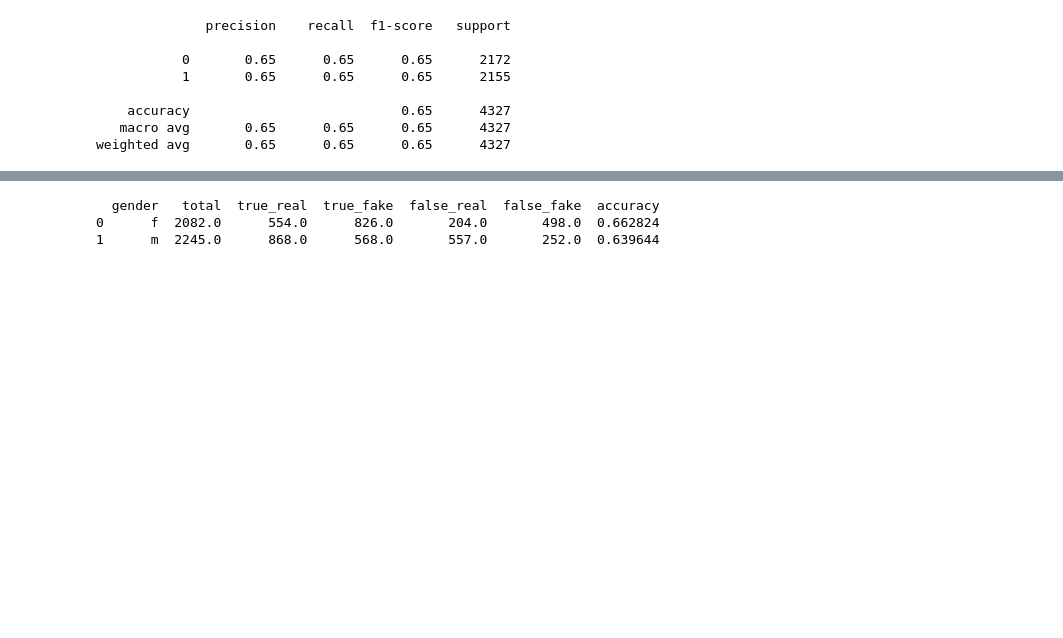
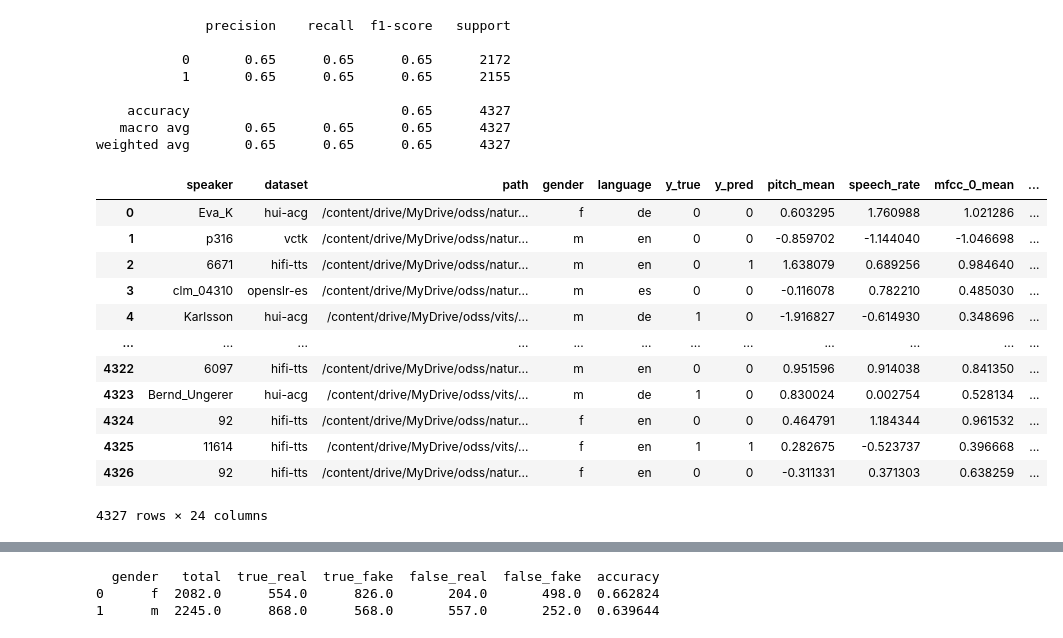
Before and after one commit to Nimsaa/deepfake_thesis, a Jupyter notebook: thesis1.ipynb, the cells around one changed output, grey strips where cells are left out. Drawn from its saved outputs; the diff is of its cells as text; code cells hidden in the pictures; blank space fills up the shorter version.

```diff
--- a/thesis1.ipynb
+++ b/thesis1.ipynb
@@ -669,6 +682,22 @@ results_full = pd.concat([results_df.reset_index(drop=True), X_test_df], axis=1)
 
 # Save to CSV
 results_full.to_csv("/content/logreg_test_results.csv", index=False)
+# %%
+results_full
+# %% [output]
+|  | speaker | dataset | path | gender | language | y_true | y_pred | pitch_mean | speech_rate | mfcc_0_mean | ... |
+| 0 | Eva_K | hui-acg | /content/drive/MyDrive/odss/natur... | f | de | 0 | 0 | 0.603295 | 1.760988 | 1.021286 | ... |
+| 1 | p316 | vctk | /content/drive/MyDrive/odss/natur... | m | en | 0 | 0 | -0.859702 | -1.144040 | -1.046698 | ... |
+| 2 | 6671 | hifi-tts | /content/drive/MyDrive/odss/natur... | m | en | 0 | 1 | 1.638079 | 0.689256 | 0.984640 | ... |
+| 3 | clm_04310 | openslr-es | /content/drive/MyDrive/odss/natur... | m | es | 0 | 0 | -0.116078 | 0.782210 | 0.485030 | ... |
+| 4 | Karlsson | hui-acg | /content/drive/MyDrive/odss/vits/... | m | de | 1 | 0 | -1.916827 | -0.614930 | 0.348696 | ... |
+| ... | ... | ... | ... | ... | ... | ... | ... | ... | ... | ... | ... |
+| 4322 | 6097 | hifi-tts | /content/drive/MyDrive/odss/natur... | m | en | 0 | 0 | 0.951596 | 0.914038 | 0.841350 | ... |
+| 4323 | Bernd_Ungerer | hui-acg | /content/drive/MyDrive/odss/vits/... | m | de | 1 | 0 | 0.830024 | 0.002754 | 0.528134 | ... |
+| 4324 | 92 | hifi-tts | /content/drive/MyDrive/odss/natur... | f | en | 0 | 0 | 0.464791 | 1.184344 | 0.961532 | ... |
+| 4325 | 11614 | hifi-tts | /content/drive/MyDrive/odss/vits/... | f | en | 1 | 1 | 0.282675 | -0.523737 | 0.396668 | ... |
+| 4326 | 92 | hifi-tts | /content/drive/MyDrive/odss/natur... | f | en | 0 | 0 | -0.311331 | 0.371303 | 0.638259 | ... |
+4327 rows × 24 columns
 # %%
 from google.colab import files
 files.download("/content/logreg_test_results.csv")
```
Also changed, not shown: parts of 50 cells of this notebook.
